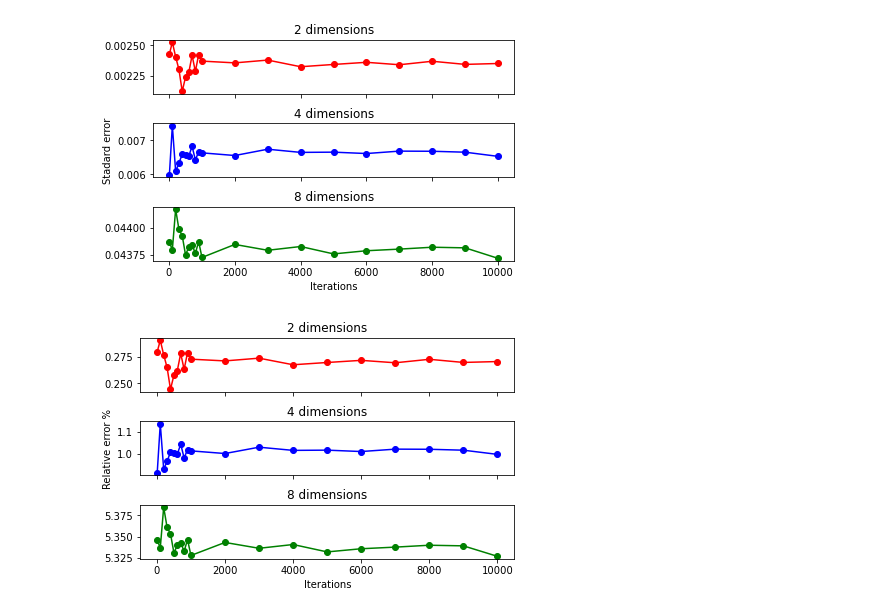
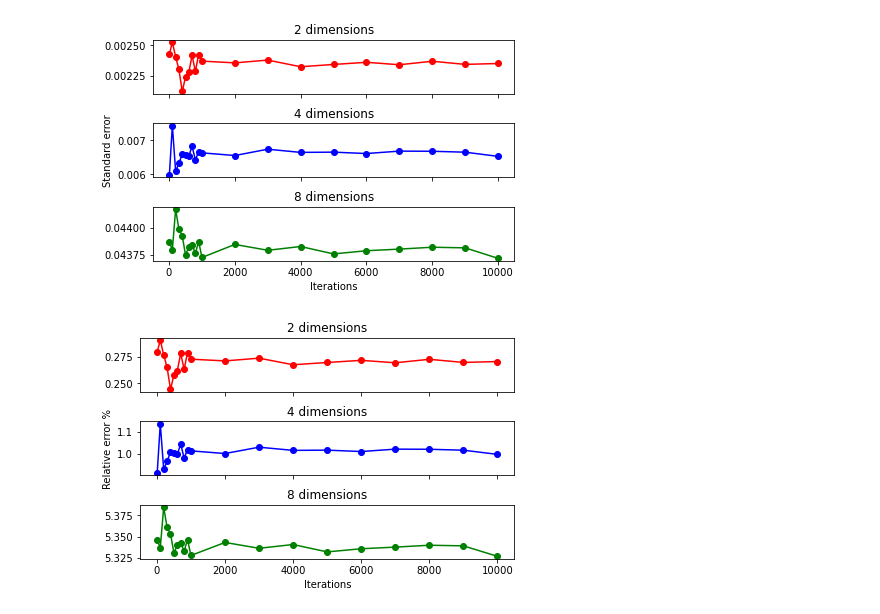
Before and after one commit to vutuanhai237/HybridQkNN, a Jupyter notebook: plot_pram.ipynb, the cells around one changed output. Drawn from its saved outputs; the diff is of its cells as text; code cells hidden in the pictures.

```diff
--- a/plot_pram.ipynb
+++ b/plot_pram.ipynb
@@ -88,36 +88,36 @@ vector8 = (
         0.043753453,
         0.043819644,
         0.04384224,
         0.043766316,
         0.04387307,
         0.043728142,
         0.043846847,
         0.043793625,
         0.043827907,
         0.043760598,
         0.043789431,
         0.043804251,
         0.043821432,
         0.043815787,
         0.04372018
     ]
 )
 
 
 fig, axs = plt.subplots(3, sharex=True)
 axs[0].plot(iterations, vector2, 'ro-')
 axs[0].set_title('2 dimensions')
 axs[1].plot(iterations, vector4, 'bo-')
 axs[1].set_title('4 dimensions')
 axs[2].plot(iterations, vector8, 'go-')
 axs[2].set_title('8 dimensions')
-axs[1].set(ylabel='Stadard error')
+axs[1].set(ylabel='Standard error')
 axs[2].set(xlabel='Iterations')
 fig.tight_layout(pad=1.0)
 plt.show()
-fig.savefig('foo.png')
+fig.savefig('se.png', format='png', dpi=1200)
 # %% [output]
-[figure, old version]
+[figure, new version]
 # %%
 import numpy as np
 import matplotlib.pyplot as plt
```
Also changed, not shown: parts of 4 cells of this notebook, 39 other files.
